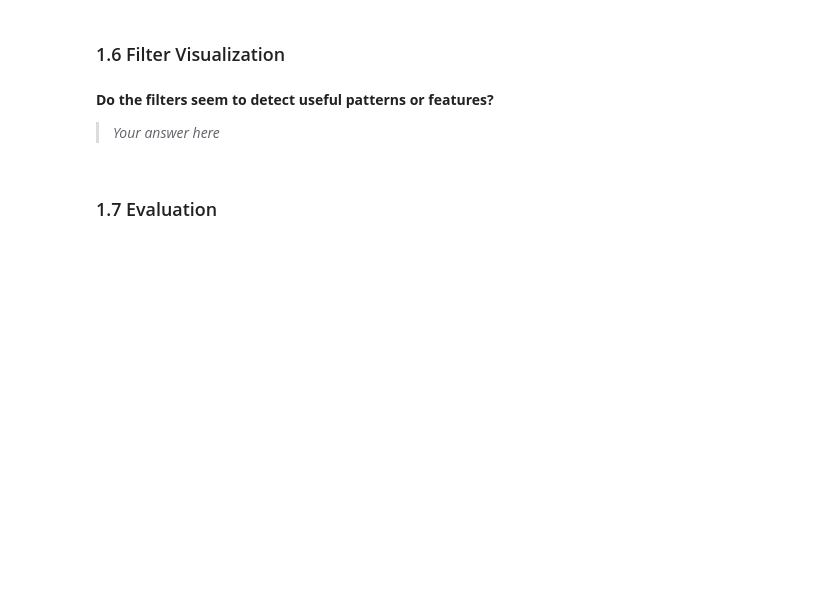
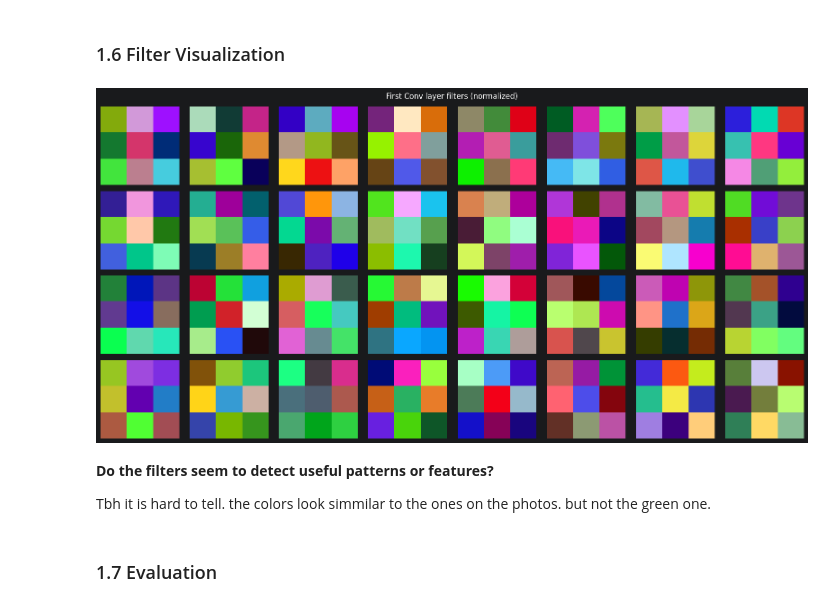
Before and after one commit to rektyyy/Artificial-Intelligence, a Jupyter notebook: Semester2/AdvancedDataMining/9/Assignment9.ipynb, the cells around one changed output. Saved outputs shown, nothing was run; the diff lists cells and outputs as text; code cells hidden in the pictures; blank space fills up the shorter version.

```diff
--- a/Semester2/AdvancedDataMining/9/Assignment9.ipynb
+++ b/Semester2/AdvancedDataMining/9/Assignment9.ipynb
@@ -146,3 +161,27 @@ plt.show()
 # %% [markdown]
 ### 1.3 Dataset & DataLoader
+# %%
+class AerialDataset(Dataset):
+    def __init__(self, pairs, img_size=256, augment=False):
+        self.pairs = pairs
+        self.img_size = img_size
+        self.augment = augment
+
+    def __len__(self):
+        return len(self.pairs)
+
+    def __getitem__(self, idx):
+        img_path, mask_path = self.pairs[idx]
+        img = Image.open(img_path).convert("RGB").resize((self.img_size, self.img_size))
+        mask_rgb = np.array(Image.open(mask_path).convert("RGB").resize(
+            (self.img_size, self.img_size), Image.NEAREST))
+        mask = rgb_mask_to_class(mask_rgb)
+
+        if self.augment and random.random() > 0.5:
+            img = TF.hflip(img)
+            mask = np.fliplr(mask).copy()
+
+        img_tensor = transforms.ToTensor()(img)  # [3, H, W]
+        mask_tensor = torch.from_numpy(mask).long()  # [H, W]
+        return img_tensor, mask_tensor
 # %%
@@ -306,23 +343,25 @@ plt.show()
 # %%
 first_conv = model.encoders[0].net[0]  # first Conv2d layer
 filters = first_conv.weight.data.cpu()  # [out_ch, in_ch, kH, kW]
 
 n_filters = min(32, filters.shape[0])
 fig, axes = plt.subplots(4, 8, figsize=(16, 8))
 for i, ax in enumerate(axes.flat):
     if i < n_filters:
         f = filters[i]  # [3, 3, 3]
         # Normalize to [0, 1] for display
         f = (f - f.min()) / (f.max() - f.min() + 1e-8)
         ax.imshow(f.permute(1, 2, 0).numpy())
     ax.axis("off")
-plt.suptitle("First Conv Layer Filters (normalized)")
+plt.suptitle("First Conv layer filters (normalized)")
 plt.tight_layout()
 plt.show()
+# %% [output]
+[figure, added]
 # %% [markdown]
 **Do the filters seem to detect useful patterns or features?**
 
-> *Your answer here*
+Tbh it is hard to tell. the colors look simmilar to the ones on the photos. but not the green one.
 # %% [markdown]
 ### 1.7 Evaluation
 # %%
```
Also changed, not shown: parts of 22 cells of this notebook, 1 other file.
